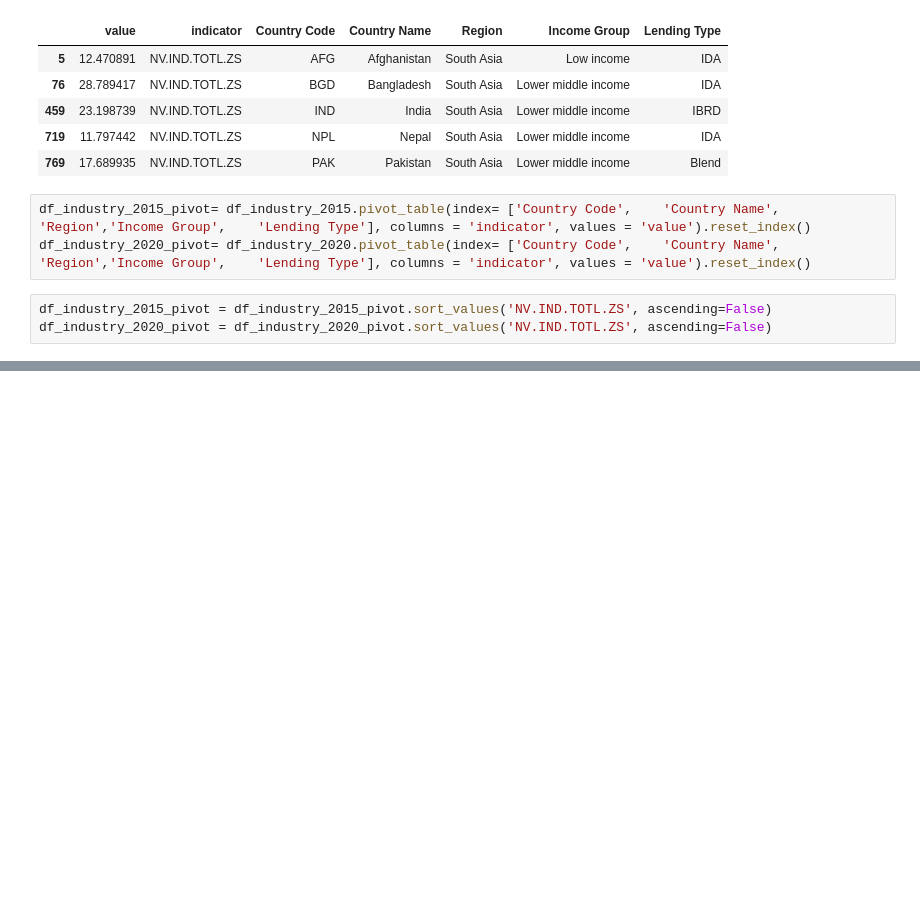
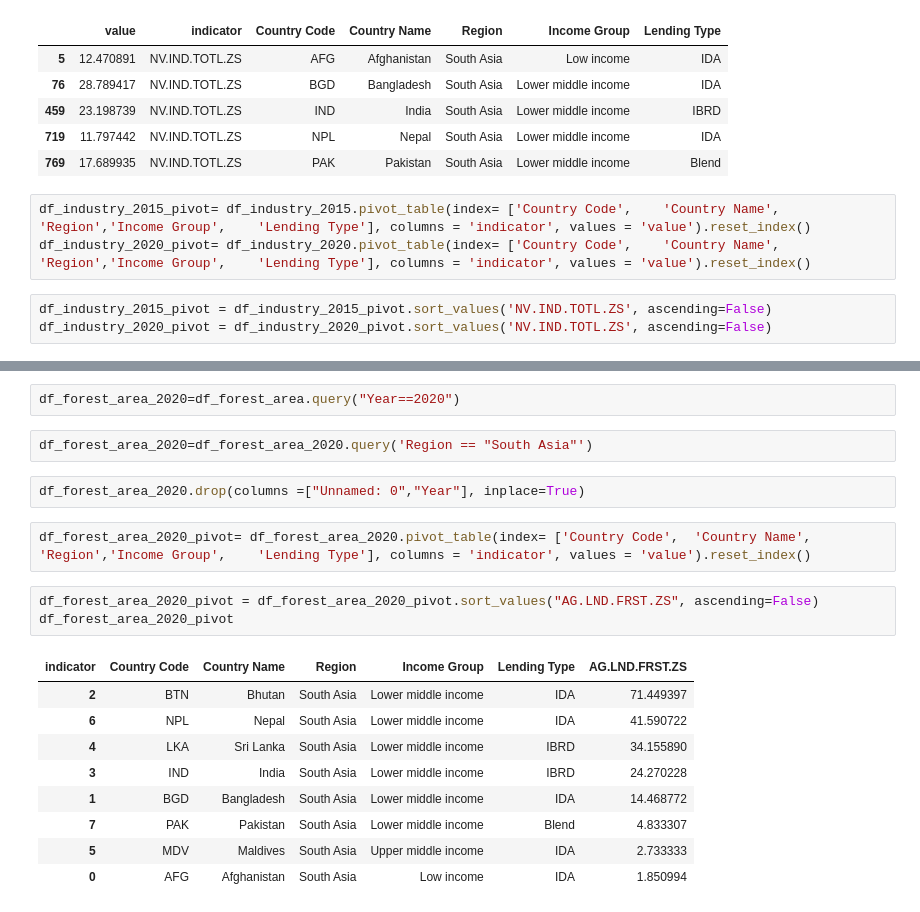
Before and after one commit to DATA-690-FALL-2021/DATA690_Nazia, a Jupyter notebook: individual_project/individual_project_part2_draft.ipynb, the cells around one changed output, grey strips where cells are left out. Drawn from its saved outputs; the diff is of its cells as text; blank space fills up the shorter version.

```diff
--- a/individual_project/individual_project_part2_draft.ipynb
+++ b/individual_project/individual_project_part2_draft.ipynb
@@ -182,0 +261,21 @@ fig1.show()
+# %%
+df_forest_area_2020=df_forest_area.query("Year==2020")
+# %%
+df_forest_area_2020=df_forest_area_2020.query('Region == "South Asia"')
+# %%
+df_forest_area_2020.drop(columns =["Unnamed: 0","Year"], inplace=True)
+# %%
+df_forest_area_2020_pivot= df_forest_area_2020.pivot_table(index= ['Country Code',	'Country Name',	'Region','Income Group',	'Lending Type'], columns = 'indicator', values = 'value').reset_index()
+# %%
+df_forest_area_2020_pivot = df_forest_area_2020_pivot.sort_values("AG.LND.FRST.ZS", ascending=False)
+df_forest_area_2020_pivot
+# %% [output]
+| indicator | Country Code | Country Name | Region | Income Group | Lending Type | AG.LND.FRST.ZS |
+| 2 | BTN | Bhutan | South Asia | Lower middle income | IDA | 71.449397 |
+| 6 | NPL | Nepal | South Asia | Lower middle income | IDA | 41.590722 |
+| 4 | LKA | Sri Lanka | South Asia | Lower middle income | IBRD | 34.155890 |
+| 3 | IND | India | South Asia | Lower middle income | IBRD | 24.270228 |
+| 1 | BGD | Bangladesh | South Asia | Lower middle income | IDA | 14.468772 |
+| 7 | PAK | Pakistan | South Asia | Lower middle income | Blend | 4.833307 |
+| 5 | MDV | Maldives | South Asia | Upper middle income | IDA | 2.733333 |
+| 0 | AFG | Afghanistan | South Asia | Low income | IDA | 1.850994 |
```
Also changed, not shown: parts of 21 cells of this notebook.
